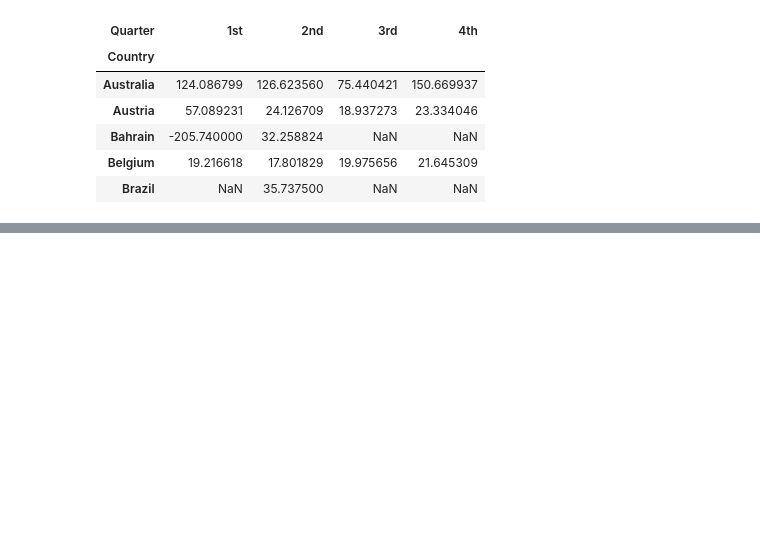
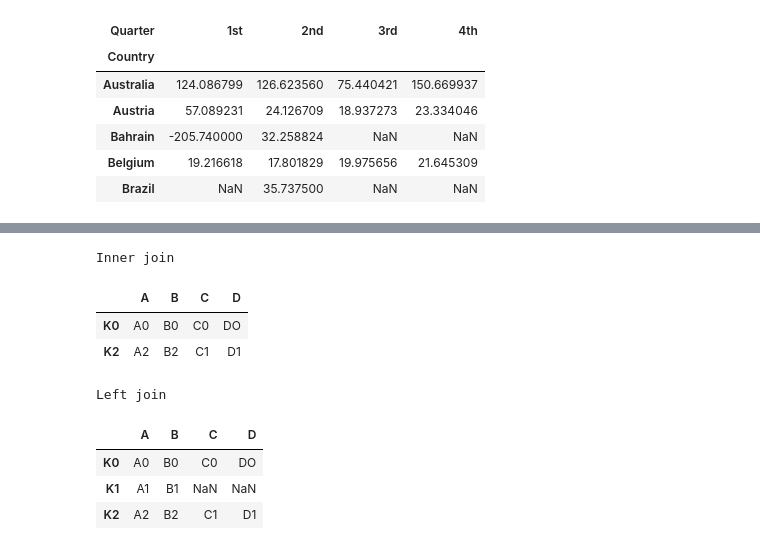
Before and after one commit to pahoalapizco/python_for_data_science, a Jupyter notebook: notebooks/2.0-numpy_pandas_da-pandas.ipynb, the cells around one changed output, grey strips where cells are left out. Cells and saved outputs as stored; diff of their text form; code cells hidden in the pictures; blank space fills up the shorter version.

```diff
--- a/notebooks/2.0-numpy_pandas_da-pandas.ipynb
+++ b/notebooks/2.0-numpy_pandas_da-pandas.ipynb
@@ -801,0 +983,16 @@ See the caveats in the documentation: https://pandas.pydata.org/pandas-docs/stab
+# %%
+df5 = pd.DataFrame({
+    'A': ['A0', 'A1', 'A2'],
+    'B': ['B0', 'B1', 'B2']
+  },
+  index = ['K0', 'K1', 'K2']
+)
+
+df6 = pd.DataFrame({
+    'C': ['C0', 'C1', 'C2'],
+    'D': ['DO', 'D1', 'D2']
+  },
+  index = ['K0', 'K2', 'K3']
+)
+
+display(df5, df6)
@@ -801,0 +1008,18 @@ See the caveats in the documentation: https://pandas.pydata.org/pandas-docs/stab
+# %%
+inner_join = df5.join(other=df6, how="inner")
+print("Inner join")
+display(inner_join)
+
+left_join = df5.join(other=df6, how="left")
+print("Left join")
+display(left_join)
+# %% [output]
+Inner join
+|  | A | B | C | D |
+| K0 | A0 | B0 | C0 | DO |
+| K2 | A2 | B2 | C1 | D1 |
+Left join
+|  | A | B | C | D |
+| K0 | A0 | B0 | C0 | DO |
+| K1 | A1 | B1 | NaN | NaN |
+| K2 | A2 | B2 | C1 | D1 |
```
Also changed, not shown: parts of 13 cells of this notebook.
